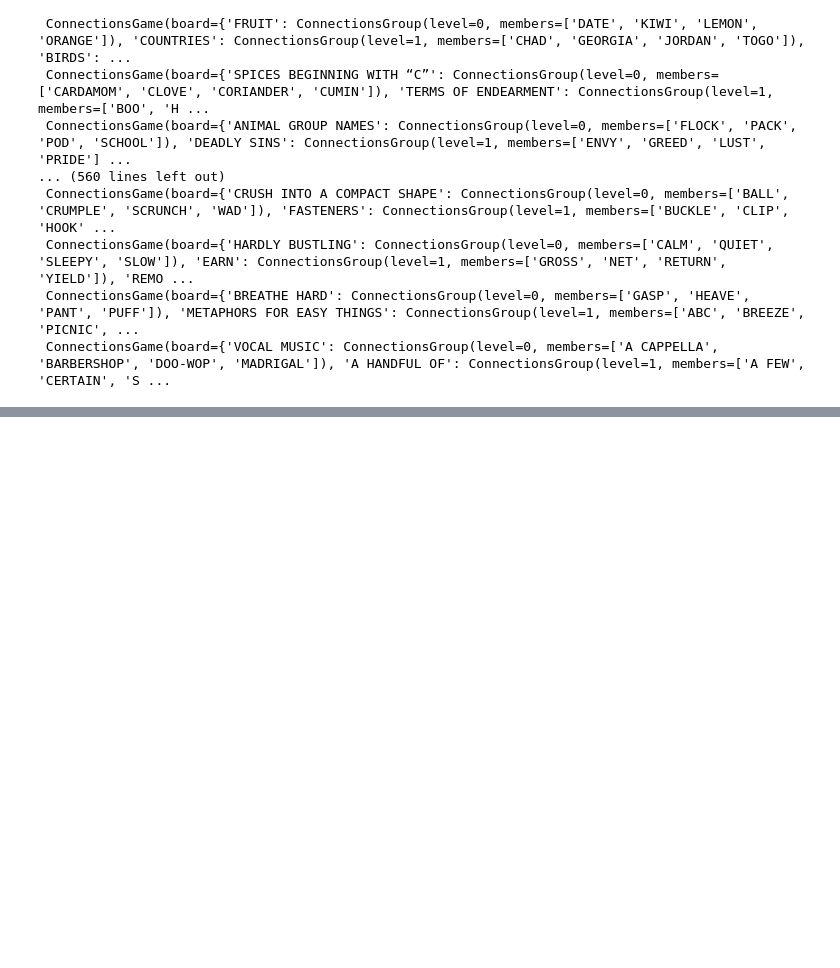
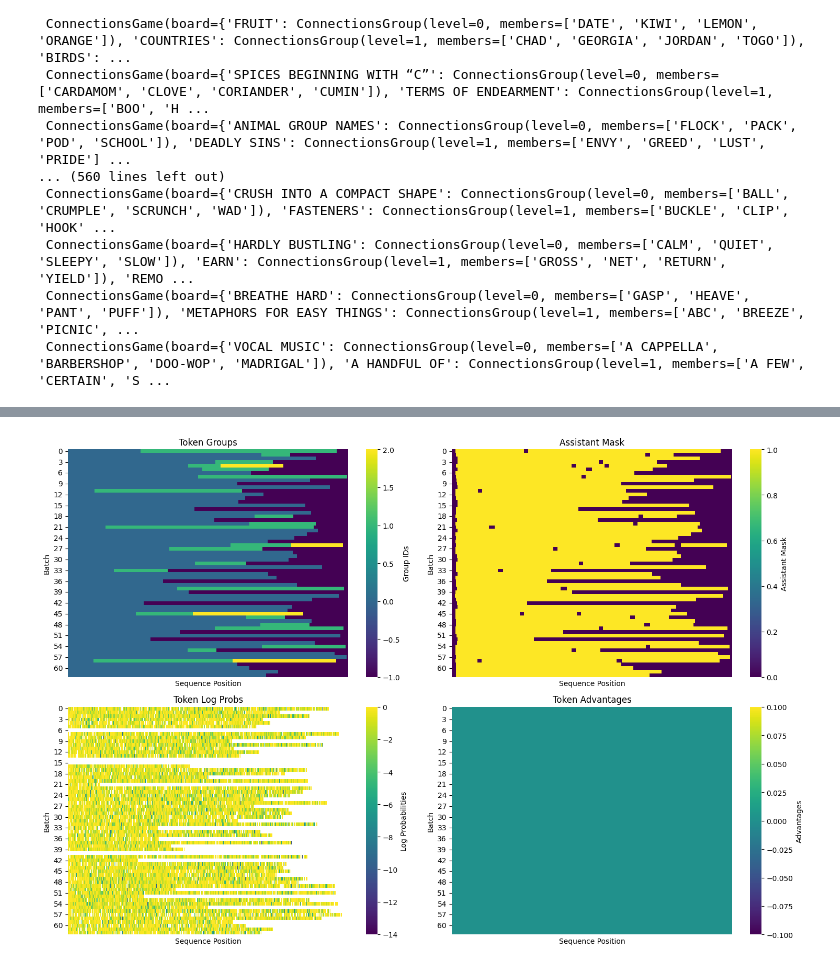
Before and after one commit to bradhilton/rl-experiments, a Jupyter notebook: experiments/002-train.ipynb, the cells around one changed output, grey strips where cells are left out. Saved outputs shown, nothing was run; the diff lists cells and outputs as text; code cells hidden in the pictures; blank space fills up the shorter version.

Commit message:
feat: Add tokenization and dataset packing

```diff
--- a/experiments/002-train.ipynb
+++ b/experiments/002-train.ipynb
@@ -43,7 +57,7 @@ def get_tasks() -> Iterable[Task]:
         cycle((prompt, lowercase) for prompt in prompts for lowercase in [True, False]),
     ):
 
-        def grader(choice: Choice) -> float:
+        def grader(choice: Choice, game=game) -> float:
             assistant_content = choice.message.content
             assert assistant_content is not None
             assistant_content = assistant_content.strip()
@@ -69,7 +83,8 @@ def get_tasks() -> Iterable[Task]:
 
 
 tasks = list(islice(get_tasks(), len(games) * 2))
-distill_tasks = tasks[:436]
+# distill_tasks = tasks[:436]
+distill_tasks = tasks[:100]
 val_tasks = tasks[436:508]
 test_tasks = tasks[508 : len(games)]
 train_tasks = tasks[len(games) : len(games) + 436]
@@ -78,0 +94,3 @@ len(distill_tasks), len(val_tasks), len(test_tasks), len(train_tasks)
+# %%
+tokenizer = AutoTokenizer.from_pretrained("deepseek-ai/DeepSeek-R1-Distill-Qwen-7B")
+tokenizer
@@ -78,0 +367,28 @@ len(distill_tasks), len(val_tasks), len(test_tasks), len(train_tasks)
+# %%
+import matplotlib.pyplot as plt
+import seaborn as sns
+
+
+def plot_batch_tensor(
+    tensor: torch.Tensor, label: str, title: str, subplot_idx: int
+) -> None:
+    plt.subplot(2, 2, subplot_idx)
+    sns.heatmap(
+        tensor.numpy(), cmap="viridis", cbar_kws={"label": label}, xticklabels=False
+    )
+    plt.title(title)
+    plt.xlabel("Sequence Position")
+    plt.ylabel("Batch")
+
+
+plt.figure(figsize=(15, 10))
+plot_batch_tensor(group_ids, "Group IDs", "Token Groups", 1)
+plot_batch_tensor(assistant_mask, "Assistant Mask", "Assistant Mask", 2)
+plot_batch_tensor(logprobs, "Log Probabilities", "Token Log Probs", 3)
+plot_batch_tensor(
+    advantages, "Advantages", "Token Advantages", 4
+)  # Using logprobs as placeholder
+plt.tight_layout()
+plt.show()
+# %% [output]
+[figure, added]
```
Also changed, not shown: parts of 10 cells of this notebook, 5 other files.
